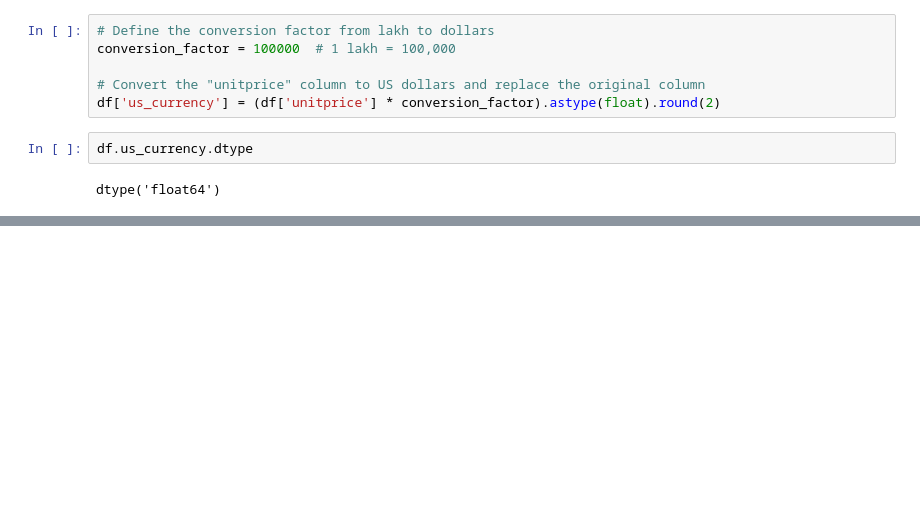
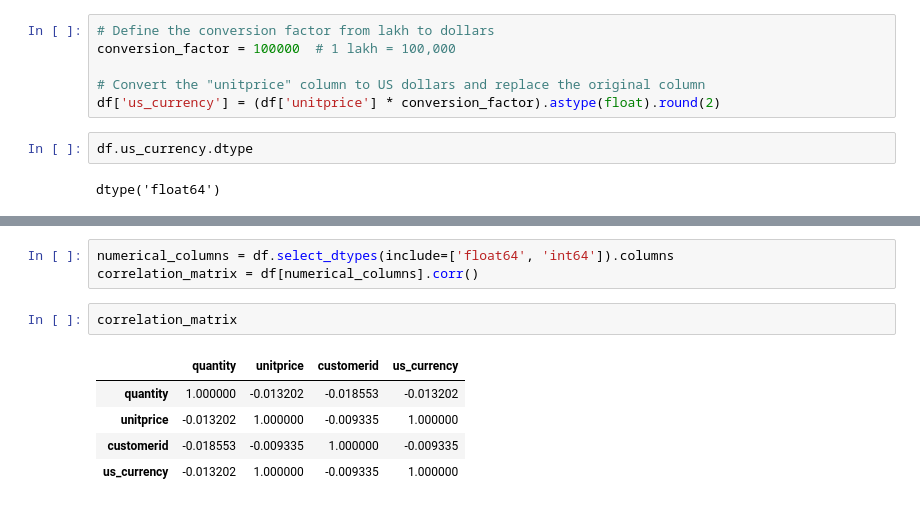
Before and after one commit to Marc-Aradillas/customer-segmentation-project, a Jupyter notebook: prep_explore.ipynb, the cells around one changed output, grey strips where cells are left out. Saved outputs shown, nothing was run; the diff lists cells and outputs as text; blank space fills up the shorter version.

Commit message:
correlation a no no

```diff
--- a/prep_explore.ipynb
+++ b/prep_explore.ipynb
@@ -909,0 +947,11 @@ plt.show()
+# %%
+numerical_columns = df.select_dtypes(include=['float64', 'int64']).columns
+correlation_matrix = df[numerical_columns].corr()
+# %%
+correlation_matrix
+# %% [output]
+|  | quantity | unitprice | customerid | us_currency |
+| quantity | 1.000000 | -0.013202 | -0.018553 | -0.013202 |
+| unitprice | -0.013202 | 1.000000 | -0.009335 | 1.000000 |
+| customerid | -0.018553 | -0.009335 | 1.000000 | -0.009335 |
+| us_currency | -0.013202 | 1.000000 | -0.009335 | 1.000000 |
```
Also changed, not shown: parts of 17 cells of this notebook, 1 other file.
